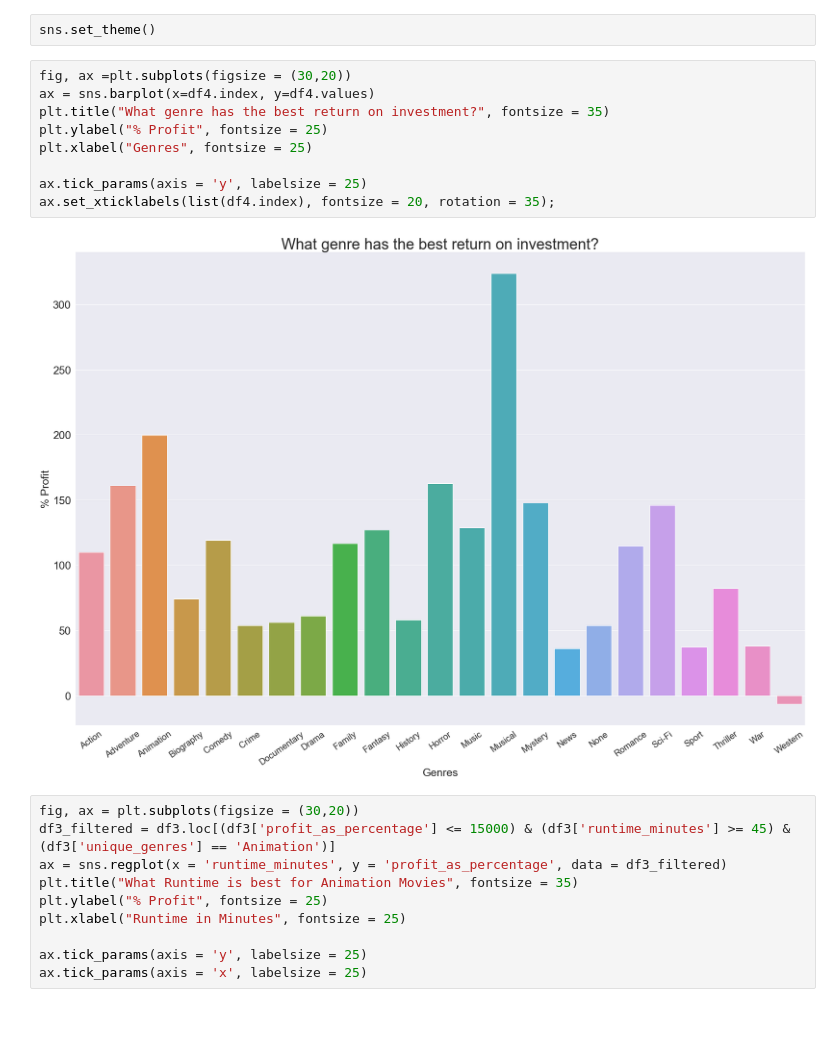
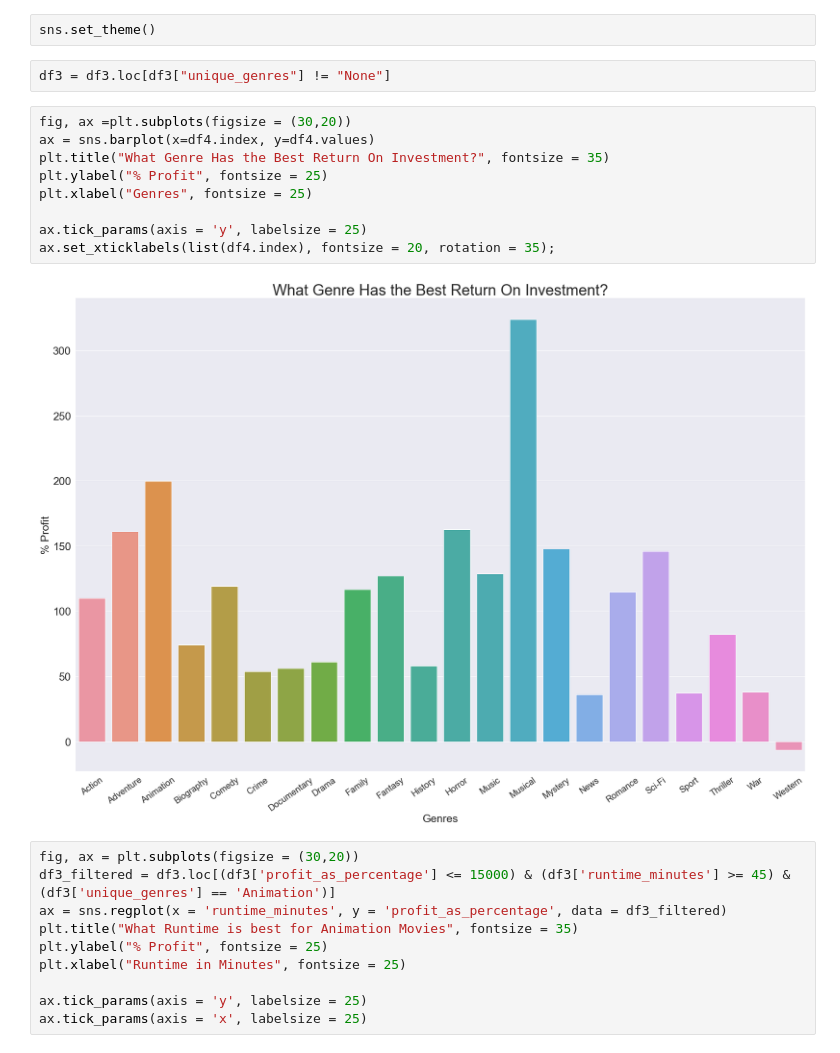
Before and after one commit to andre3000y/Movie_box_office_analysis, a Jupyter notebook: Movie Budget and Title Basics merged.ipynb, the cells around one changed output. Saved outputs shown, nothing was run; the diff lists cells and outputs as text; blank space fills up the shorter version.

Commit message:
removed none from genres

```diff
--- a/Movie Budget and Title Basics merged.ipynb
+++ b/Movie Budget and Title Basics merged.ipynb
@@ -245,17 +245,19 @@ Western         -6.503600
 Name: profit_as_percentage, dtype: float64
 # %%
 sns.set_theme()
+# %%
+df3 = df3.loc[df3["unique_genres"] != "None"]
 # %%
 fig, ax =plt.subplots(figsize = (30,20))
 ax = sns.barplot(x=df4.index, y=df4.values)
-plt.title("What genre has the best return on investment?", fontsize = 35)
+plt.title("What Genre Has the Best Return On Investment?", fontsize = 35)
 plt.ylabel("% Profit", fontsize = 25)
 plt.xlabel("Genres", fontsize = 25)
 
 ax.tick_params(axis = 'y', labelsize = 25)
 ax.set_xticklabels(list(df4.index), fontsize = 20, rotation = 35);
 # %% [output]
-[figure, old version]
+[figure, new version]
 # %%
 fig, ax = plt.subplots(figsize = (30,20))
 df3_filtered = df3.loc[(df3['profit_as_percentage'] <= 15000) & (df3['runtime_minutes'] >= 45) & (df3['unique_genres'] == 'Animation')]
```
Also changed, not shown: parts of 7 cells of this notebook.
